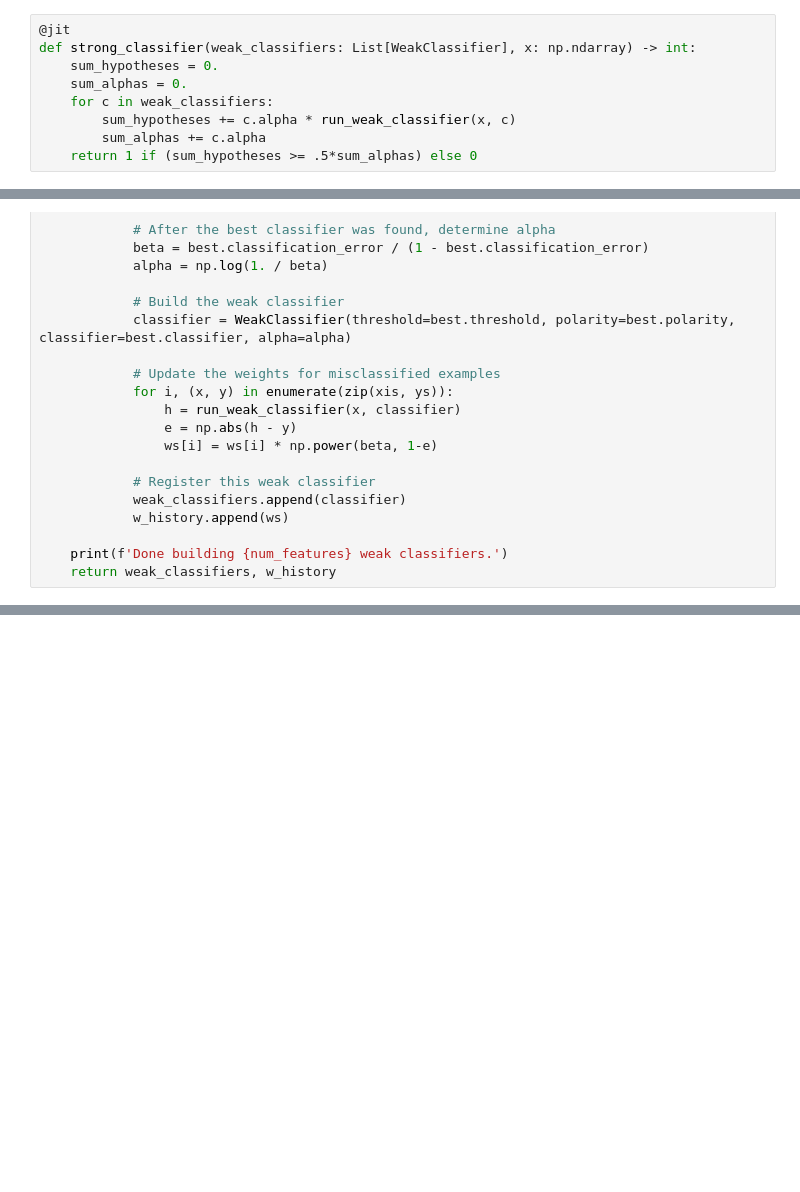
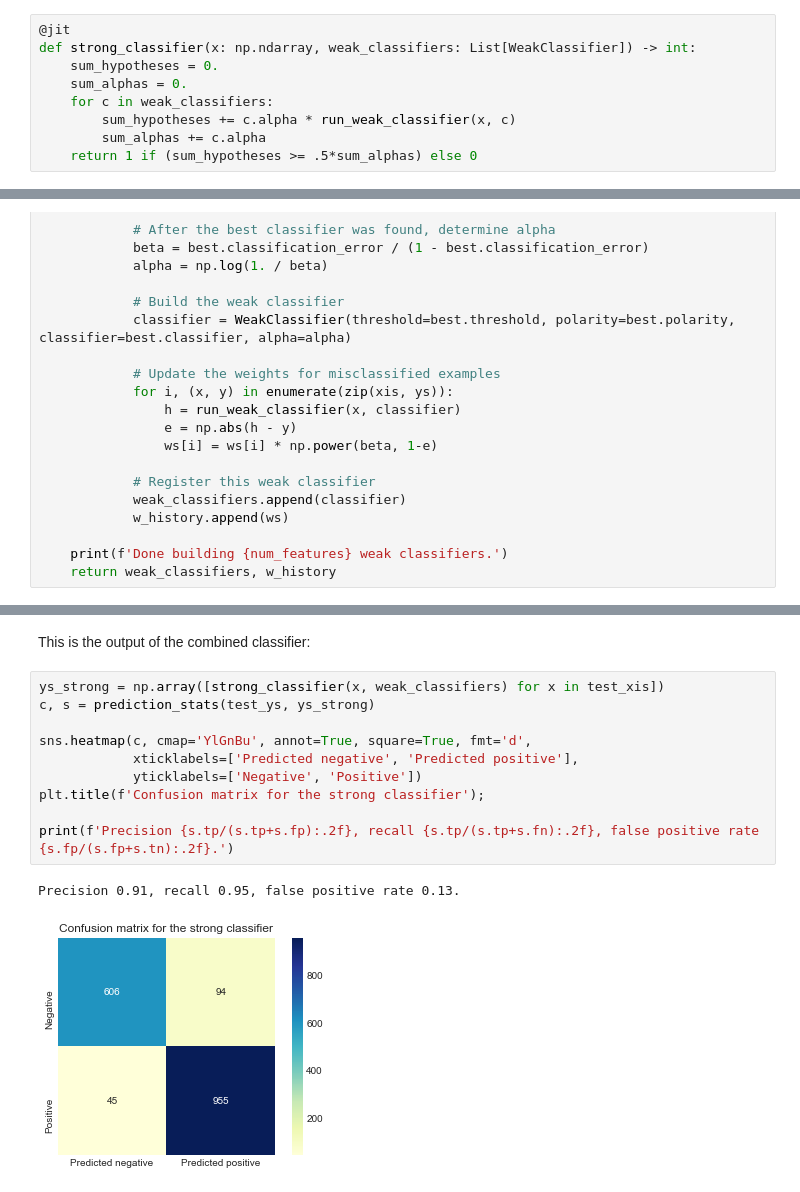
Before and after one commit to sunsided/viola-jones-adaboost, a Jupyter notebook: viola-jones.ipynb, the cells around one changed output, grey strips where cells are left out. Saved outputs shown, nothing was run; the diff lists cells and outputs as text; blank space fills up the shorter version.

Commit message:
Add confusion matrices

```diff
--- a/viola-jones.ipynb
+++ b/viola-jones.ipynb
@@ -1171,7 +1171,7 @@ $$
 Here's the implementation:
 # %%
 @jit
-def strong_classifier(weak_classifiers: List[WeakClassifier], x: np.ndarray) -> int:
+def strong_classifier(x: np.ndarray, weak_classifiers: List[WeakClassifier]) -> int:
     sum_hypotheses = 0.
     sum_alphas = 0.
     for c in weak_classifiers:
@@ -1370,0 +1399,15 @@ c, s
+# %% [markdown]
+This is the output of the combined classifier:
+# %%
+ys_strong = np.array([strong_classifier(x, weak_classifiers) for x in test_xis])
+c, s = prediction_stats(test_ys, ys_strong)
+
+sns.heatmap(c, cmap='YlGnBu', annot=True, square=True, fmt='d',
+            xticklabels=['Predicted negative', 'Predicted positive'],
+            yticklabels=['Negative', 'Positive'])
+plt.title(f'Confusion matrix for the strong classifier');
+
+print(f'Precision {s.tp/(s.tp+s.fp):.2f}, recall {s.tp/(s.tp+s.fn):.2f}, false positive rate {s.fp/(s.fp+s.tn):.2f}.')
+# %% [output]
+Precision 0.91, recall 0.95, false positive rate 0.13.
+[figure, added]
```
Also changed, not shown: parts of 12 cells of this notebook.
